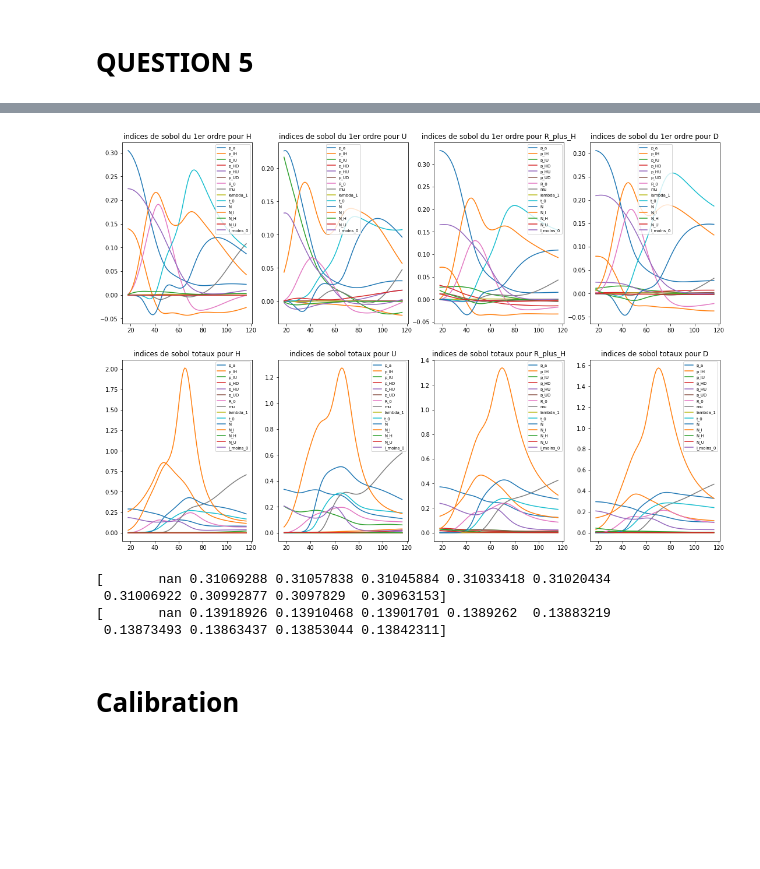
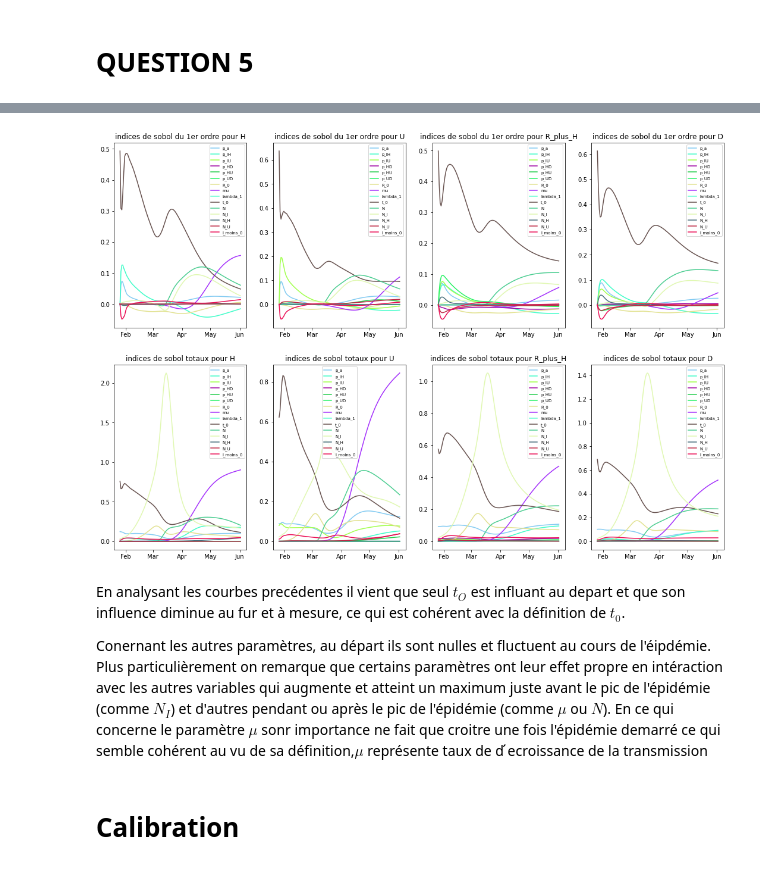
Before and after one commit to SwannChelly/MAP568, a Jupyter notebook: src/Project.ipynb, the cells around one changed output, grey strips where cells are left out. Cells and saved outputs as stored; diff of their text form; code cells hidden in the pictures; blank space fills up the shorter version.

```diff
--- a/src/Project.ipynb
+++ b/src/Project.ipynb
@@ -238,10 +319,12 @@ def Resolution(parametres):
         variables['I_moins_0']= round(variables['I_moins_0'])
         constants = compute_constants(variables)
         syst_CI=array([global_constants['S_0'],variables['I_moins_0'],0,0,0,0,0,0,0,0])
-        simulation=odeint(equa_diff,syst_CI,constants['t'], args = (variables,constants))
-        #simulation = np.transpose(resolution_systeme(global_constants['deltaT'],constants, variables, set_size = global_constants['set_size']))
+        simulation=odeint(equa_diff,syst_CI,constants['tbis'], args = (variables,constants))
+        start = np.zeros((variables['t_0'], simulation.shape[1]))
+        start[:,0]  = global_constants['S_0']
+        simulation = np.concatenate((start,simulation))
         peak_value[i]=np.max(simulation[:,6])
-        peak_day[i]=int(variables['t_0']+ np.argmax(list(simulation[:,6]))*global_constants['deltaT'])
+        peak_day[i]=int(np.argmax(list(simulation[:,6]))*global_constants['deltaT'])
     return(peak_value, peak_day)
 # %%
 X = sample_morris.sample(problem, 100, num_levels=4)
@@ -301,0 +370,15 @@ peak_value
+# %%
+param_values = saltelli.sample(problem, 100)
+peak_value, peak_day = Resolution(param_values)
+Si_peak_value = sobol.analyze(problem, peak_value, print_to_console=False)
+Si_peak_day = sobol.analyze(problem, peak_day, print_to_console=False)
+print('Voici les indices de Sobol du 1er ordre ainsi que les indices totaux pour la valeur du nombre maximal de patient en réanimation' )
+print()
+for i in range(15):
+    print(problem['names'][i] + (9-len(problem['names'][i]))*' ' + ' S1 = '+ str(round(Si_peak_value['S1'][i],4)), + (7-len(str(round(Si_peak_value['S1'][i],4))))*' ' + '  ST = '+ str(round(Si_peak_value['ST'][i],4))  )
+
+print()
+print("Voici les indices de Sobol du 1er ordre ainsi que les indices totaux pour la date du pic de l'épidémie" )
+print()
+for i in range(15):
+    print(problem['names'][i] + (9-len(problem['names'][i]))*' ' + ' S1 = '+ str(round(Si_peak_day['S1'][i],4)), + (7-len(str(round(Si_peak_day['S1'][i],4))))*' ' + '  ST = '+ str(round(Si_peak_day['ST'][i],4))  )
@@ -328,7 +436,10 @@ def Resolution_selon_temps(parametres):
 
         constants = compute_constants(variables)
         syst_CI=array([global_constants['S_0'],variables['I_moins_0'],0,0,0,0,0,0,0,0])
-        simulation=odeint(equa_diff,syst_CI,constants['t'], args = (variables,constants))
+        simulation=odeint(equa_diff,syst_CI,constants['tbis'], args = (variables,constants))
+        start = np.zeros((variables['t_0'], simulation.shape[1]))
+        start[:,0]  = global_constants['S_0']
+        simulation = np.concatenate((start,simulation))
         #simulation = np.transpose(resolution_systeme_bis(global_constants['deltaT'],constants, variables, set_size = global_constants['set_size']))
         H.append(simulation[:,5])
         U.append(simulation[:,6])
@@ -378,25 +489,29 @@ var = np.array(var)
 # %%
 title = ['H','U', 'R_plus_H', 'D']
 indices = ['du 1er ordre', 'totaux']
+couleurs=[(np.random.rand(),np.random.rand(),np.random.rand()) for i in range(20)]
 for j in range(len(VAR)):
     plt.subplot(2, 4, j+1)
     for i in range(len(VAR[0][0])):
-        #plt.plot(constants['t'],VAR[j][:,i],label=problem['names'][i])
-        plt.plot(constants['t'][::int(1/global_constants['deltaT'])],VAR[j][:,i],label=problem['names'][i])
+        plt.plot(pd.date_range(start =  '2020-01-25', end = '2020-06-02', freq = 'D'),VAR[j][:,i],label=problem['names'][i], color= couleurs[i])
     plt.subplots_adjust(left=None, bottom=None, right=2.5, top=2.5, wspace=None, hspace=None)
     plt.legend(loc='best', fontsize='x-small')
     plt.title('indices de sobol ' + indices[j//4] + ' pour ' + title[j%4])
+
+    ### Permet d'avoir un axe des abscisses lisible
+    locator = mdates.MonthLocator()
+    fmt = mdates.DateFormatter('%b')
+    X = plt.gca().xaxis
+    X.set_major_locator(locator)
+    X.set_major_formatter(fmt)
 plt.show()
 # %% [output]
-[figure, old version]
+[figure, new version]
-# %%
-print(var[:,0][:10])
-print(var[:,1][:10])
-# %% [output]
-[       nan 0.31069288 0.31057838 0.31045884 0.31033418 0.31020434
- 0.31006922 0.30992877 0.3097829  0.30963153]
-[       nan 0.13918926 0.13910468 0.13901701 0.1389262  0.13883219
- 0.13873493 0.13863437 0.13853044 0.13842311]
+# %% [markdown]
+En analysant les courbes precédentes il vient que seul $t_O$ est influant au depart et que son influence diminue au fur et à mesure, ce qui est cohérent avec la définition de $t_0$.
+
+Conernant les autres paramètres, au départ ils sont nulles et fluctuent au cours de l'éipdémie. Plus particulièrement on remarque que certains paramètres ont leur effet propre en intéraction avec les autres variables qui augmente et atteint un maximum juste avant le pic de l'épidémie (comme $N_I$) et d'autres pendant ou après le pic de l'épidémie (comme $\mu$ ou $N$).
+En ce qui concerne le paramètre $\mu$ sonr importance ne fait que croitre une fois l'épidémie demarré ce qui semble cohérent au vu de sa définition,$\mu$ représente taux de d ́ecroissance de la transmission
 # %% [markdown]
 # Calibration
 # %%
```
Also changed, not shown: parts of 15 cells of this notebook, 1 other file.
